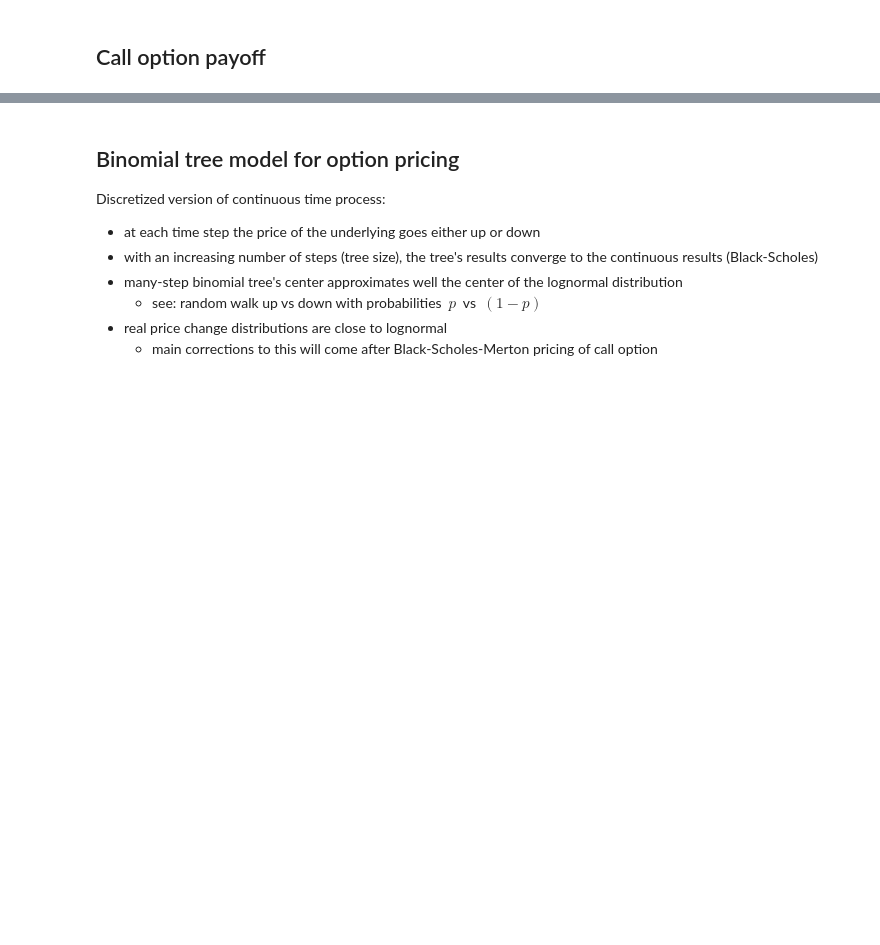
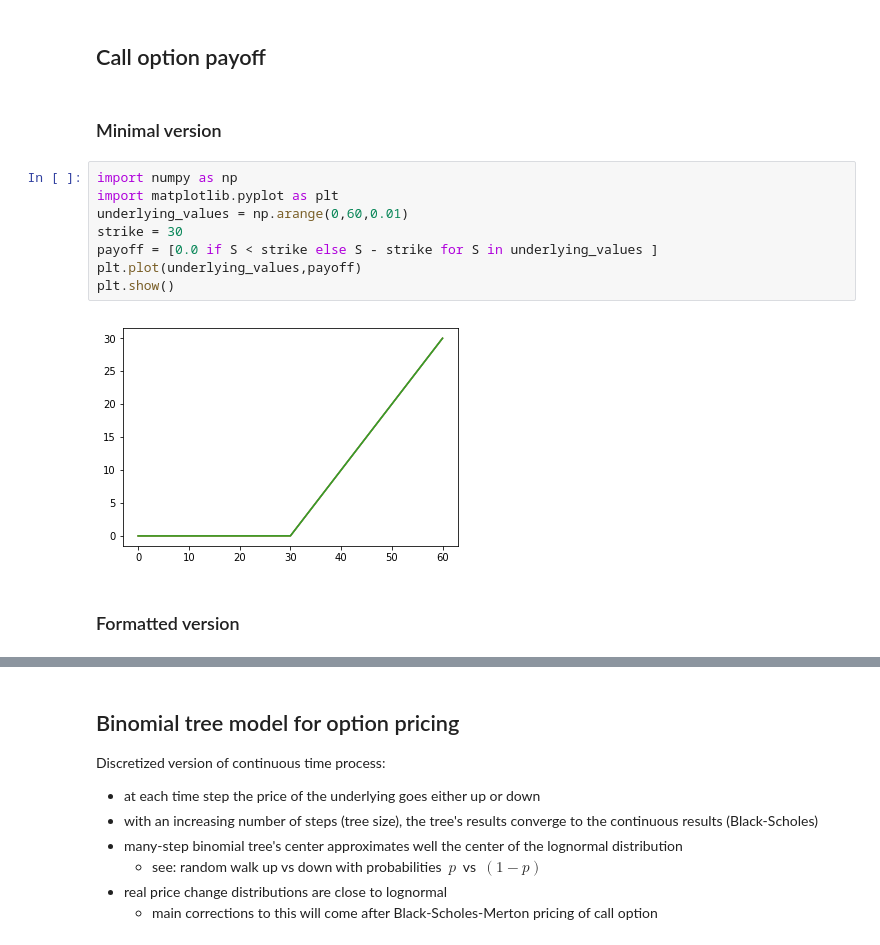
Before and after one commit to siaen/python_finance_course, a Jupyter notebook: notebooks/Call_Binom.ipynb, the cells around one changed output, grey strips where cells are left out. Drawn from its saved outputs; the diff is of its cells as text; blank space fills up the shorter version.

```diff
--- a/notebooks/Call_Binom.ipynb
+++ b/notebooks/Call_Binom.ipynb
@@ -59,6 +66,20 @@ Today our goal will be to calculate the value of a European call option with the
 - Bermudan (fixed dates)
 # %% [markdown]
 ## <a name="Task_CallPayoff" style="text-decoration: none">Call option payoff</a>
+# %% [markdown]
+### Minimal version
+# %%
+import numpy as np
+import matplotlib.pyplot as plt
+underlying_values = np.arange(0,60,0.01)
+strike = 30
+payoff = [0.0 if S < strike else S - strike for S in underlying_values ]
+plt.plot(underlying_values,payoff)
+plt.show()
+# %% [output]
+[figure, added]
+# %% [markdown]
+### Formatted version
 # %%
 # === Try the following: ===
 # (1) change strike price
```
Also changed, not shown: parts of 13 cells of this notebook, 4 other files.
